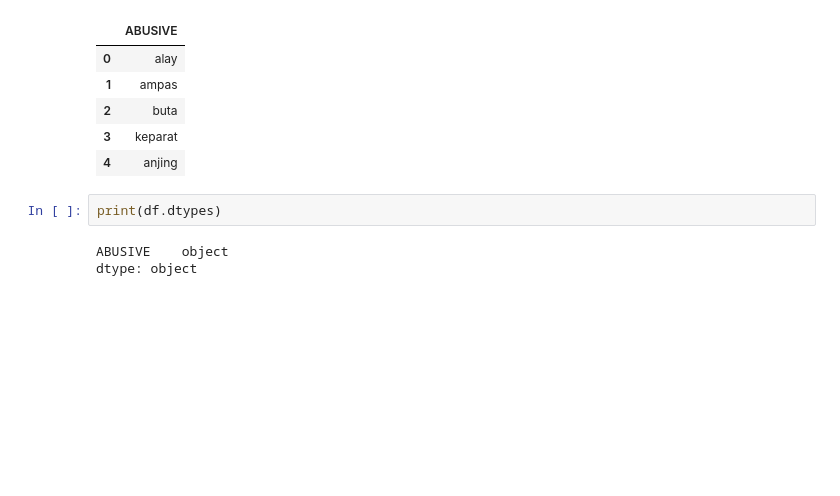
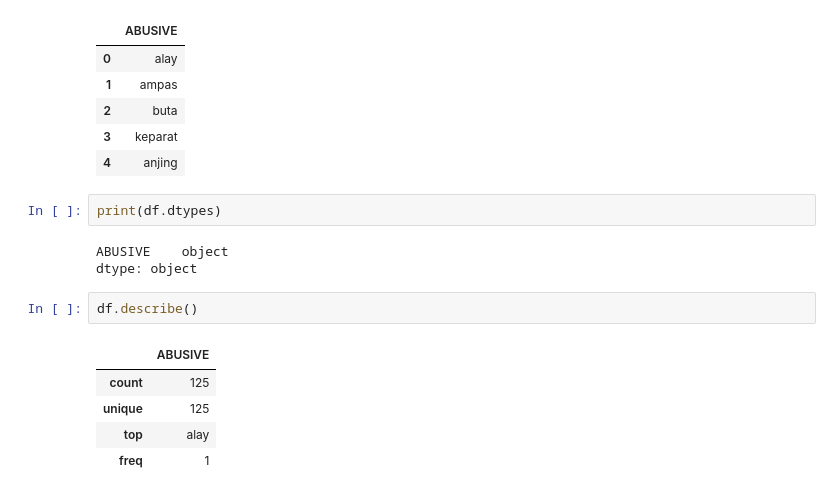
Before and after one commit to Dapi45/machine-learning, a Jupyter notebook: Praktikum_3_ML.ipynb, the cells around one changed output. Saved outputs shown, nothing was run; the diff lists cells and outputs as text; blank space fills up the shorter version.

```diff
--- a/Praktikum_3_ML.ipynb
+++ b/Praktikum_3_ML.ipynb
@@ -119,3 +119,11 @@ print(df.dtypes)
 # %% [output]
 ABUSIVE    object
 dtype: object
+# %%
+df.describe()
+# %% [output]
+|  | ABUSIVE |
+| count | 125 |
+| unique | 125 |
+| top | alay |
+| freq | 1 |
```
